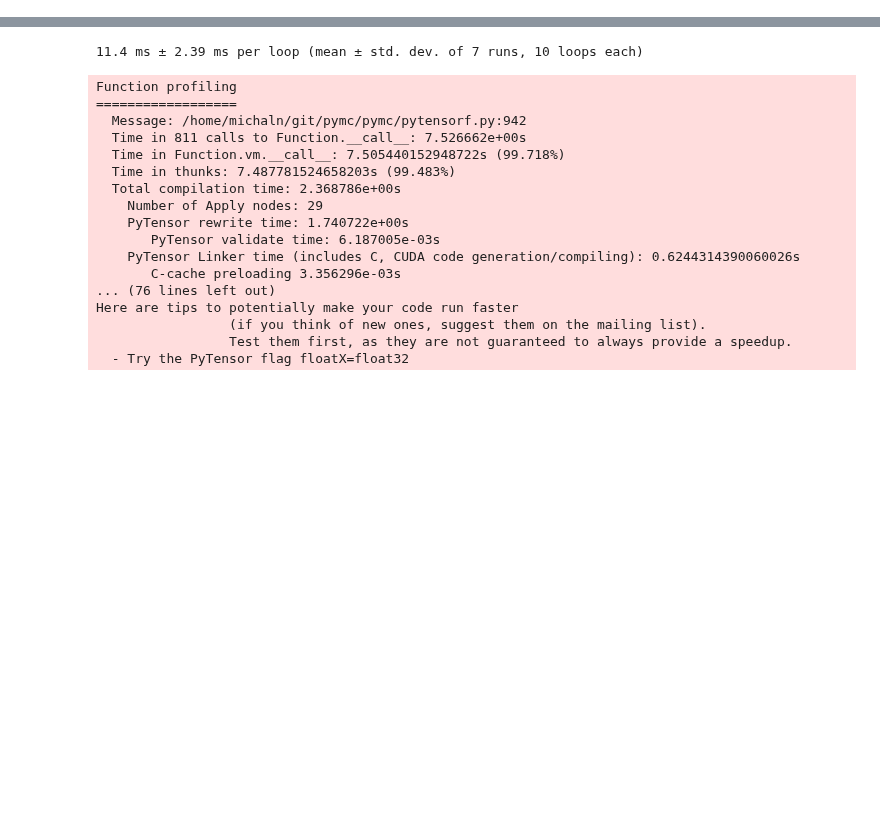
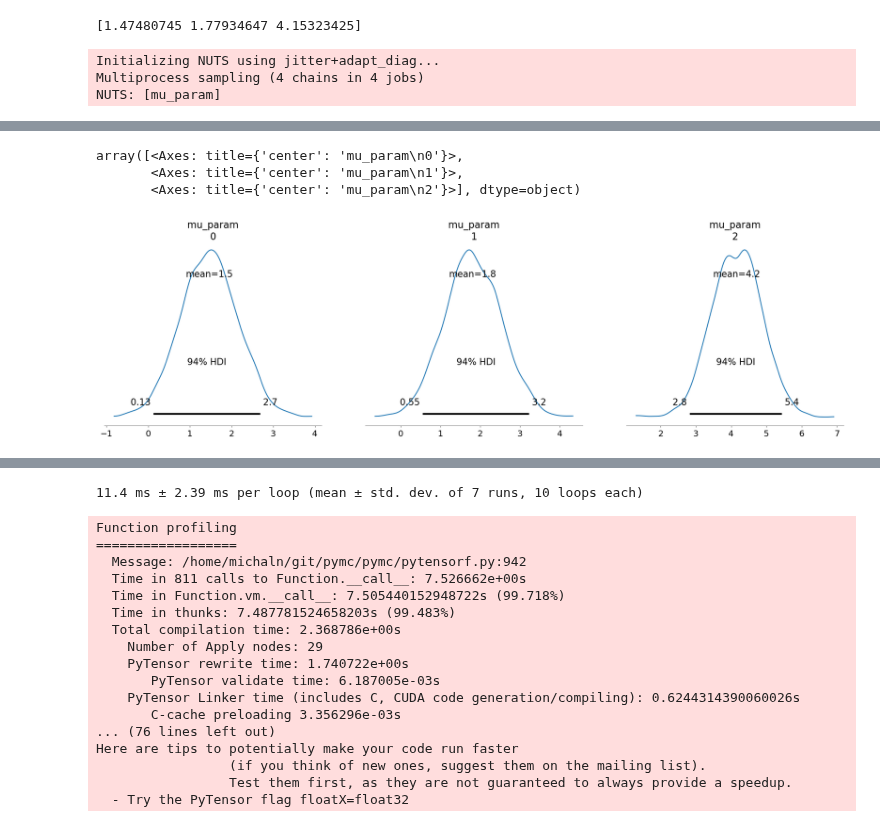
Before and after one commit to pymc-devs/pymc-extras, a Jupyter notebook: notebooks/INLA_testing.ipynb, the cells around one changed output, grey strips where cells are left out. Drawn from its saved outputs; the diff is of its cells as text; code cells hidden in the pictures; blank space fills up the shorter version.

```diff
--- a/notebooks/INLA_testing.ipynb
+++ b/notebooks/INLA_testing.ipynb
@@ -153,8 +171,11 @@ rng = np.random.default_rng(12345)
 n = 10000
 d = 3
 
-mu_mu = np.zeros((d,))
-mu_true = np.ones((d,))
+# mu_mu = np.zeros((d,))
+# mu_true = np.ones((d,))
+
+mu_mu = 10 * rng.random(d)
+mu_true = rng.random(d)
 
 cov = np.diag(np.ones(d))
 Q_val = np.diag(np.ones(d))
@@ -204,0 +223,12 @@ array([[<Axes: title={'center': 'mu_param\n0'}>,
+# %%
+print((mu_mu + mu_true) / 2)
+
+with model as m:
+    idata = pmx.fit(method="INLA", x=x, temp_kwargs=[n, y_obs], return_latent_posteriors=False)
+
+az.plot_posterior(idata)
+# %% [output]
+[1.47480745 1.77934647 4.15323425]
+Initializing NUTS using jitter+adapt_diag...
+Multiprocess sampling (4 chains in 4 jobs)
+NUTS: [mu_param]
@@ -205 +238,5 @@ array([[<Axes: title={'center': 'mu_param\n0'}>,
+array([<Axes: title={'center': 'mu_param\n0'}>,
+       <Axes: title={'center': 'mu_param\n1'}>,
+       <Axes: title={'center': 'mu_param\n2'}>], dtype=object)
+[figure, added]
 # %%
```
Also changed, not shown: parts of 15 cells of this notebook, 4 other files.
